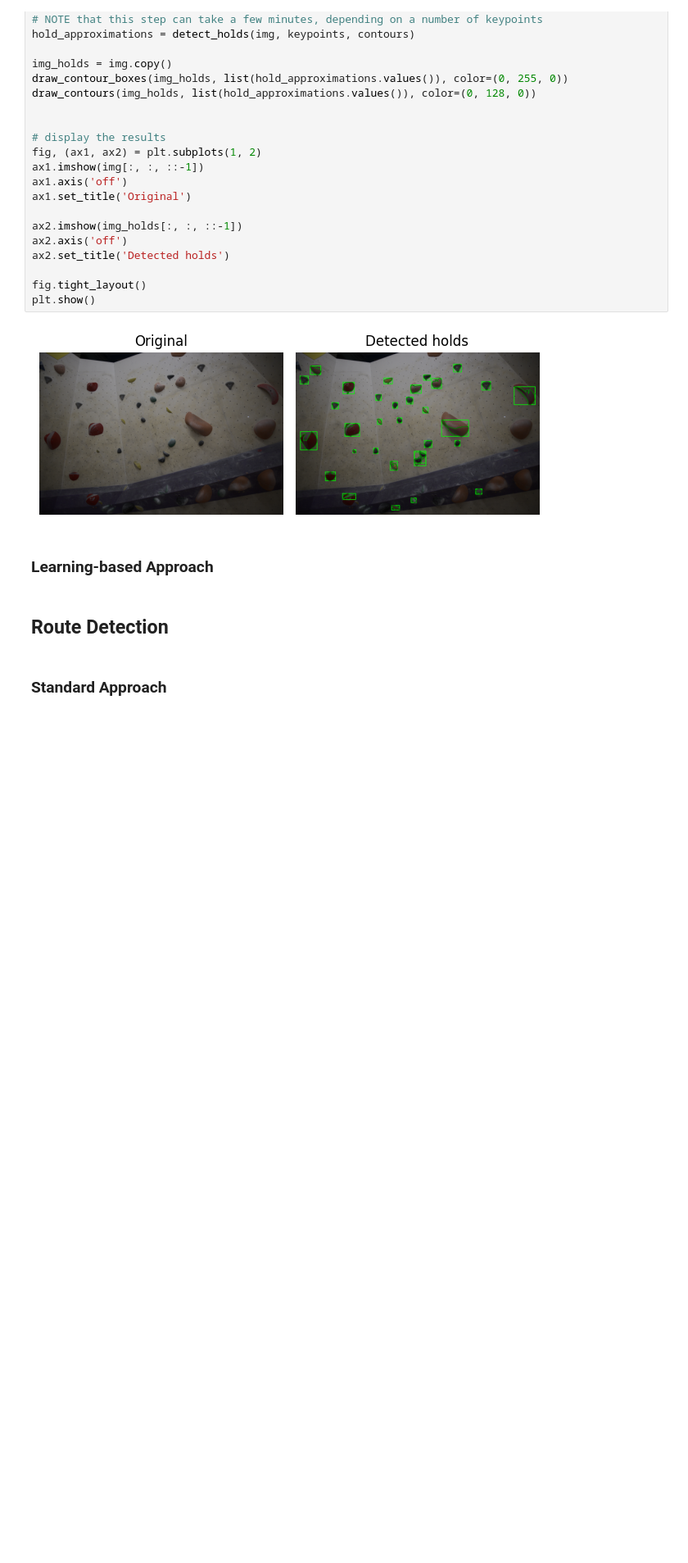
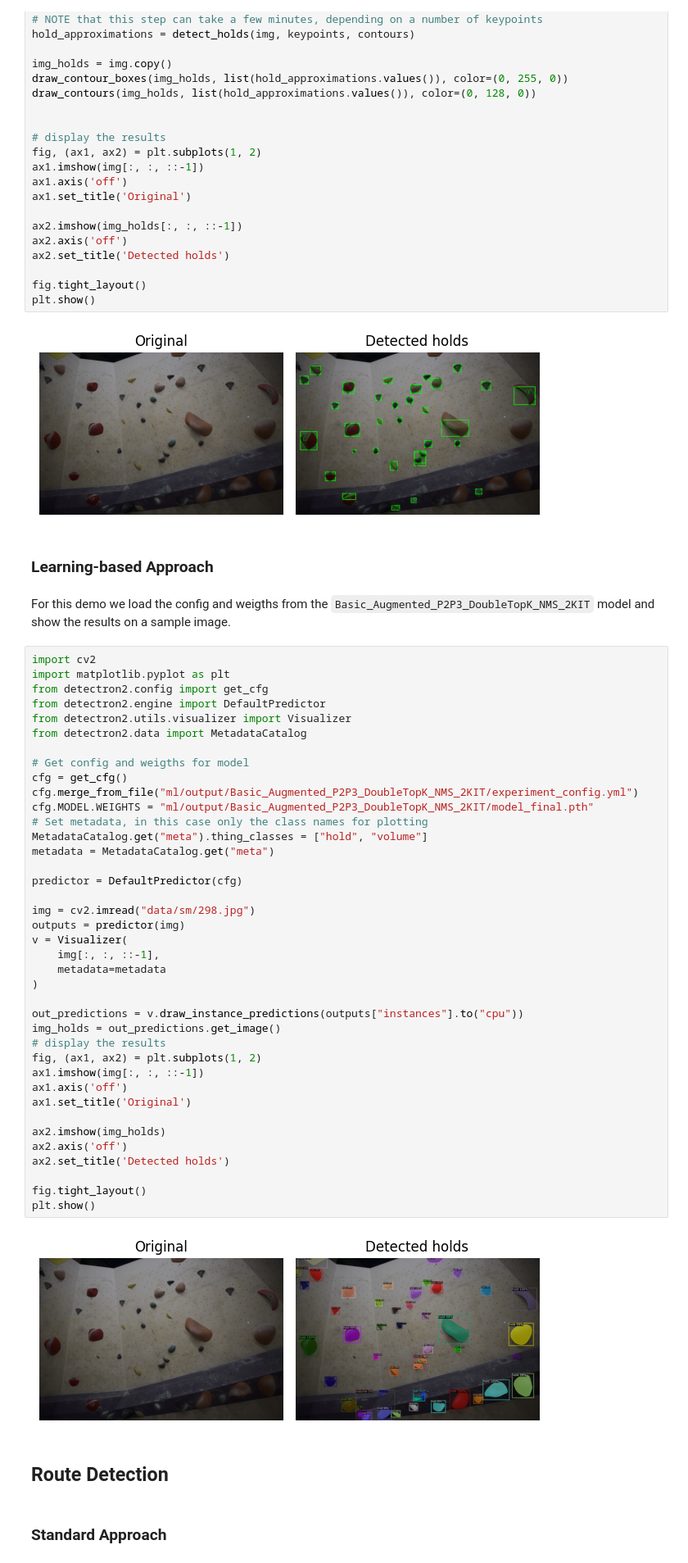
Before and after one commit to xiaoxiae/Indoor-Climbing-Hold-and-Route-Segmentation, a Jupyter notebook: demo.ipynb, the cells around one changed output. Shown at 82% size. Saved outputs shown, nothing was run; the diff lists cells and outputs as text; blank space fills up the shorter version.

Commit message:
add ml demo

```diff
--- a/demo.ipynb
+++ b/demo.ipynb
@@ -130,6 +130,49 @@ plt.show()
 [figure]
 # %% [markdown]
 ### Learning-based Approach
+# %% [markdown]
+For this demo we load the config and weigths from the `Basic_Augmented_P2P3_DoubleTopK_NMS_2KIT` model and show the results on a sample image.
+# %%
+import cv2
+import matplotlib.pyplot as plt
+from detectron2.config import get_cfg
+from detectron2.engine import DefaultPredictor
+from detectron2.utils.visualizer import Visualizer
+from detectron2.data import MetadataCatalog
+
+# Get config and weigths for model
+cfg = get_cfg()
+cfg.merge_from_file("ml/output/Basic_Augmented_P2P3_DoubleTopK_NMS_2KIT/experiment_config.yml")
+cfg.MODEL.WEIGHTS = "ml/output/Basic_Augmented_P2P3_DoubleTopK_NMS_2KIT/model_final.pth"
+# Set metadata, in this case only the class names for plotting
+MetadataCatalog.get("meta").thing_classes = ["hold", "volume"]
+metadata = MetadataCatalog.get("meta")
+
+predictor = DefaultPredictor(cfg)
+
+img = cv2.imread("data/sm/298.jpg")
+outputs = predictor(img)
+v = Visualizer(
+    img[:, :, ::-1],
+    metadata=metadata
+)
+
+out_predictions = v.draw_instance_predictions(outputs["instances"].to("cpu"))
+img_holds = out_predictions.get_image()
+# display the results
+fig, (ax1, ax2) = plt.subplots(1, 2)
+ax1.imshow(img[:, :, ::-1])
+ax1.axis('off')
+ax1.set_title('Original')
+
+ax2.imshow(img_holds)
+ax2.axis('off')
+ax2.set_title('Detected holds')
+
+fig.tight_layout()
+plt.show()
+# %% [output]
+[figure, added]
 # %% [markdown]
 ## Route Detection
 # %% [markdown]
```
